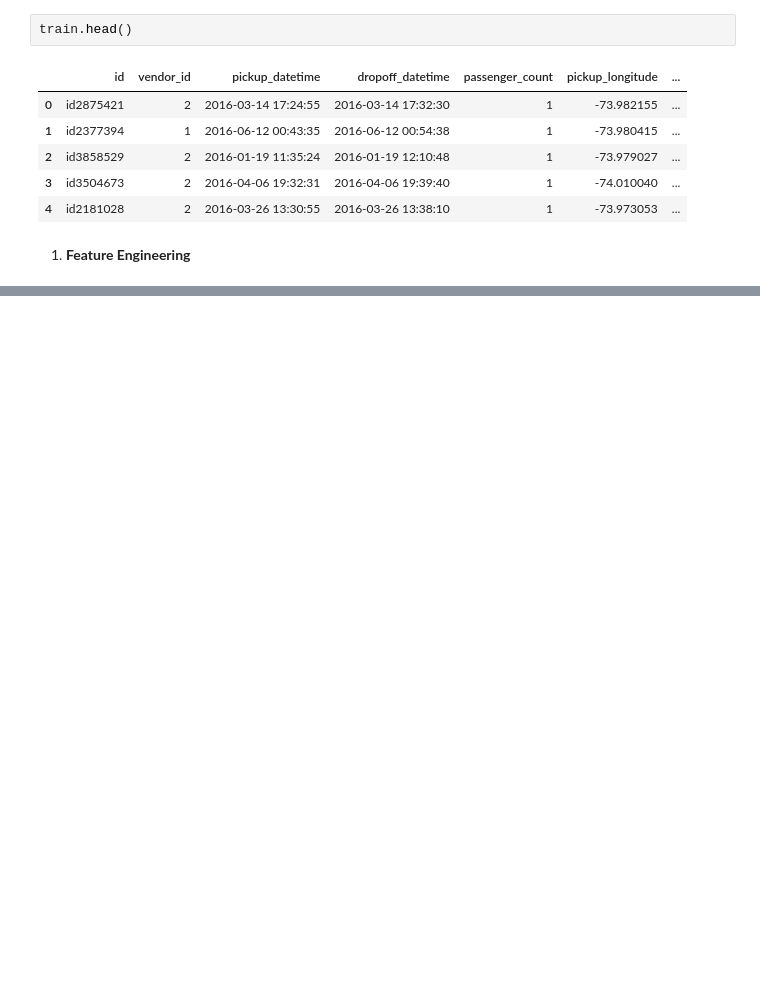
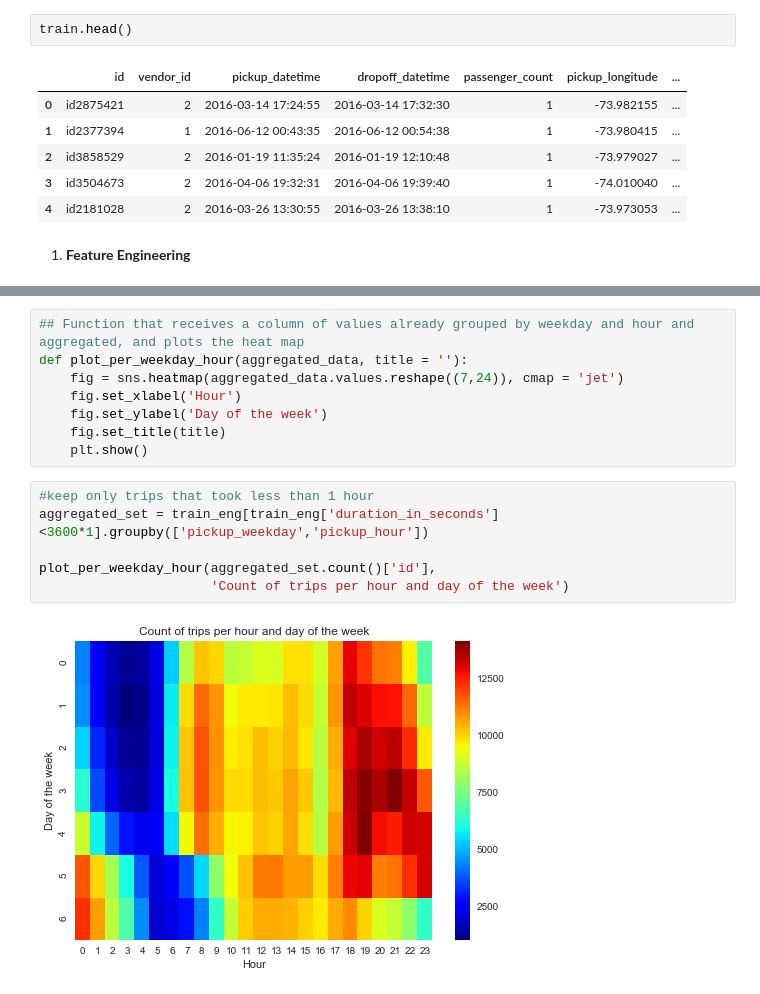
Before and after one commit to AlexGomesDS/New-York-City-Taxi-Trip-Duration, a Jupyter notebook: src/notebook.ipynb, the cells around one changed output, grey strips where cells are left out. Drawn from its saved outputs; the diff is of its cells as text; blank space fills up the shorter version.

```diff
--- a/src/notebook.ipynb
+++ b/src/notebook.ipynb
@@ -58,0 +72,16 @@ plt.show()
+# %%
+## Function that receives a column of values already grouped by weekday and hour and aggregated, and plots the heat map
+def plot_per_weekday_hour(aggregated_data, title = ''):
+    fig = sns.heatmap(aggregated_data.values.reshape((7,24)), cmap = 'jet')
+    fig.set_xlabel('Hour')
+    fig.set_ylabel('Day of the week')
+    fig.set_title(title)
+    plt.show()
+# %%
+#keep only trips that took less than 1 hour
+aggregated_set = train_eng[train_eng['duration_in_seconds']<3600*1].groupby(['pickup_weekday','pickup_hour'])
+
+plot_per_weekday_hour(aggregated_set.count()['id'],
+                      'Count of trips per hour and day of the week')
+# %% [output]
+[figure, added]
```
Also changed, not shown: parts of 20 cells of this notebook.
